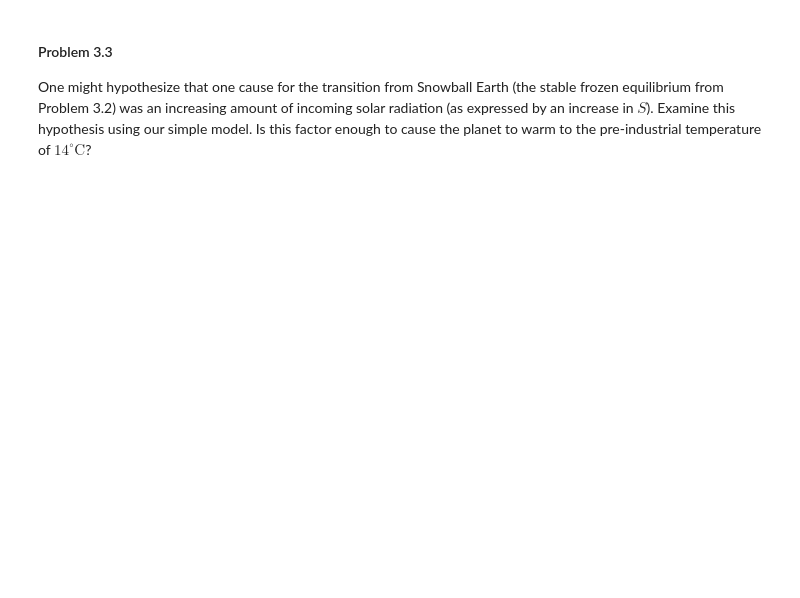
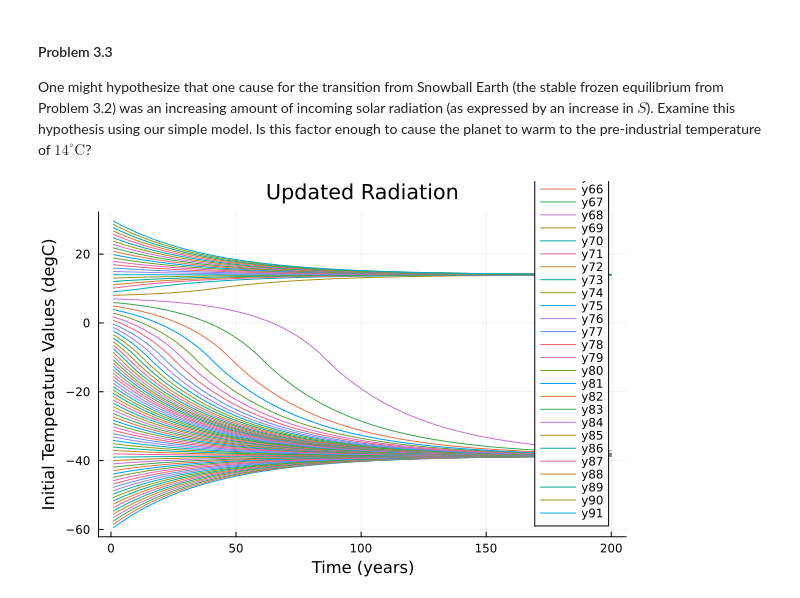
Before and after one commit to BEE4750-FA25/hw2-rha-sims, a Jupyter notebook: hw02.ipynb, the cells around one changed output. Saved outputs shown, nothing was run; the diff lists cells and outputs as text; code cells hidden in the pictures; blank space fills up the shorter version.

```diff
--- a/hw02.ipynb
+++ b/hw02.ipynb
@@ -413,3 +356,25 @@ amount of incoming solar radiation (as expressed by an increase in $S$).
 Examine this hypothesis using our simple model. Is this factor enough to
 cause the planet to warm to the pre-industrial temperature of
 $14^\circ\text{C}$?
+# %%
+#Rassign incoming radiation value S for the present day, keep all else the same
+S = 1368 #W/m^2
+
+T_values = LinRange(-60,30,91)
+all_T = zeros(91,200)
+
+for i in 1:91
+    T = T_values[i]
+    for j in 1:200
+        t_1 = Tnext(T,C,S,A,B,ai,ao)
+        T = t_1
+        all_T[i,j] = T
+    end
+end
+
+plot(all_T')
+title!("Updated Radiation")
+ylabel!("Initial Temperature Values (degC)")
+xlabel!("Time (years)")
+# %% [output]
+[figure, added]
```
Also changed, not shown: parts of 9 cells of this notebook.
